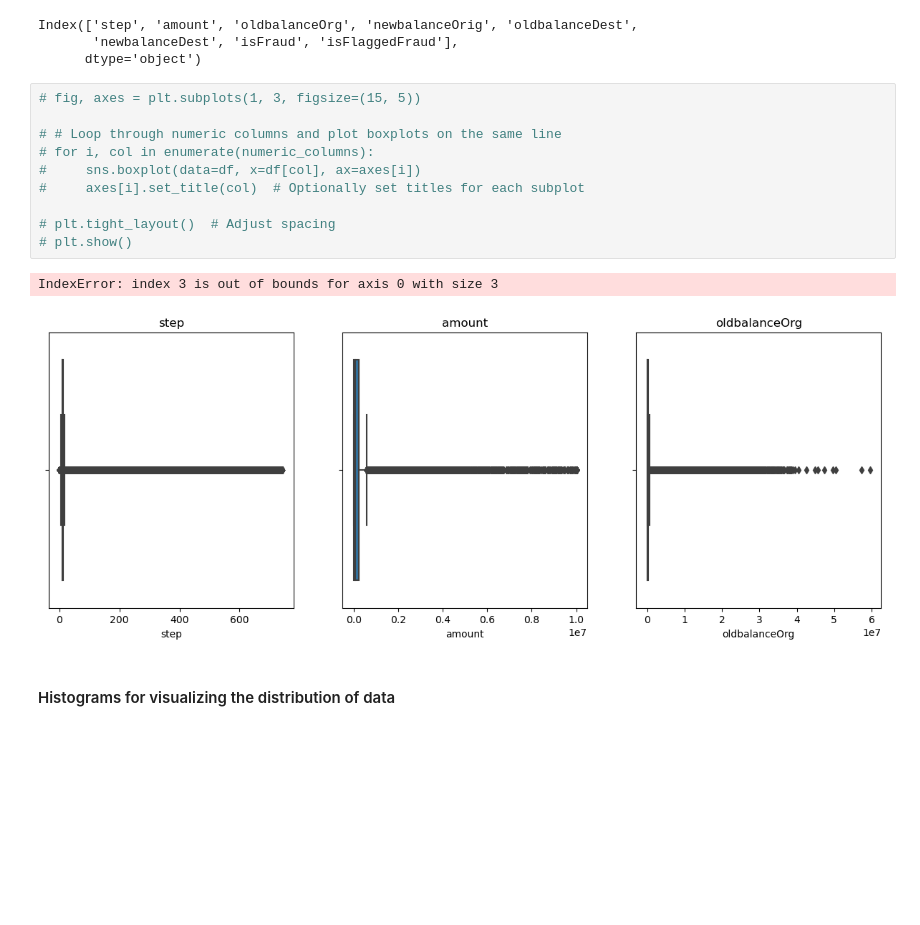
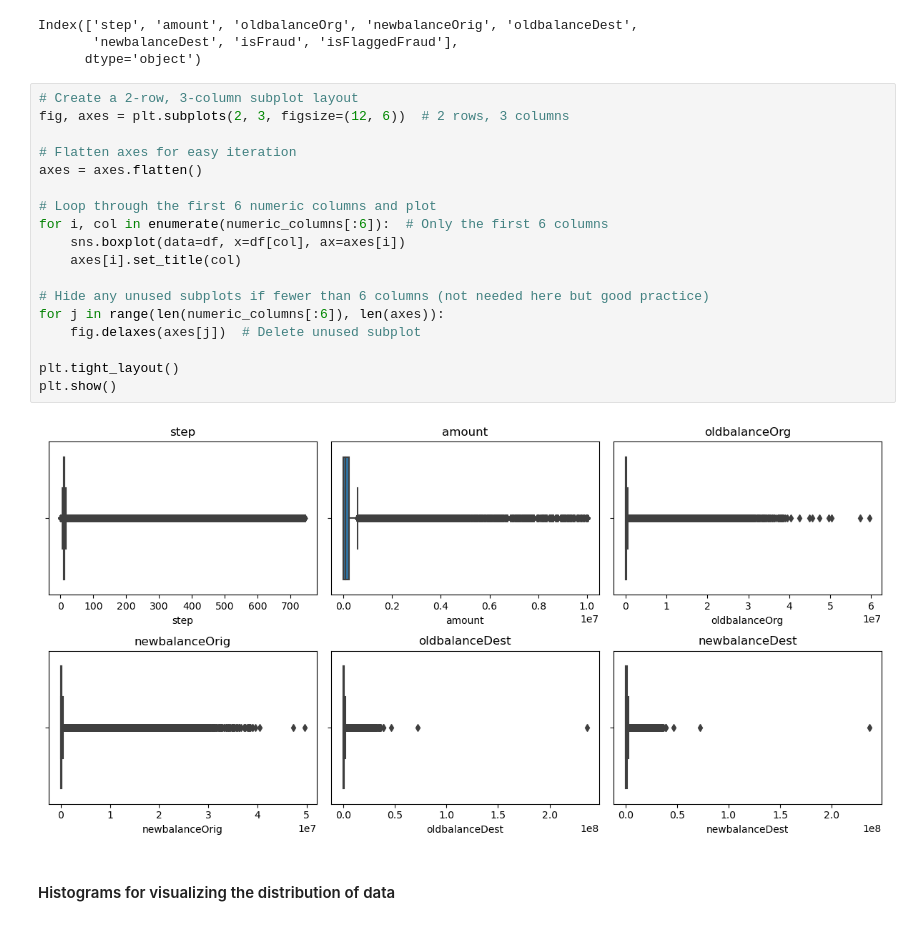
Before and after one commit to adin11/online-payment-fraud-detection, a Jupyter notebook: model.ipynb, the cells around one changed output. Saved outputs shown, nothing was run; the diff lists cells and outputs as text; blank space fills up the shorter version.

```diff
--- a/model.ipynb
+++ b/model.ipynb
@@ -188,17 +188,24 @@ Index(['step', 'amount', 'oldbalanceOrg', 'newbalanceOrig', 'oldbalanceDest',
        'newbalanceDest', 'isFraud', 'isFlaggedFraud'],
       dtype='object')
 # %%
-# fig, axes = plt.subplots(1, 3, figsize=(15, 5))
+# Create a 2-row, 3-column subplot layout
+fig, axes = plt.subplots(2, 3, figsize=(12, 6))  # 2 rows, 3 columns
 
-# # Loop through numeric columns and plot boxplots on the same line
-# for i, col in enumerate(numeric_columns):
-#     sns.boxplot(data=df, x=df[col], ax=axes[i])
-#     axes[i].set_title(col)  # Optionally set titles for each subplot
+# Flatten axes for easy iteration
+axes = axes.flatten()
 
-# plt.tight_layout()  # Adjust spacing
-# plt.show()
+# Loop through the first 6 numeric columns and plot
+for i, col in enumerate(numeric_columns[:6]):  # Only the first 6 columns
+    sns.boxplot(data=df, x=df[col], ax=axes[i])
+    axes[i].set_title(col)
+
+# Hide any unused subplots if fewer than 6 columns (not needed here but good practice)
+for j in range(len(numeric_columns[:6]), len(axes)):
+    fig.delaxes(axes[j])  # Delete unused subplot
+
+plt.tight_layout()
+plt.show()
 # %% [output]
-IndexError: index 3 is out of bounds for axis 0 with size 3
-[figure, old version]
+[figure, new version]
 # %% [markdown]
 #### Histograms for visualizing the distribution of data
```
Also changed, not shown: parts of 17 cells of this notebook.
